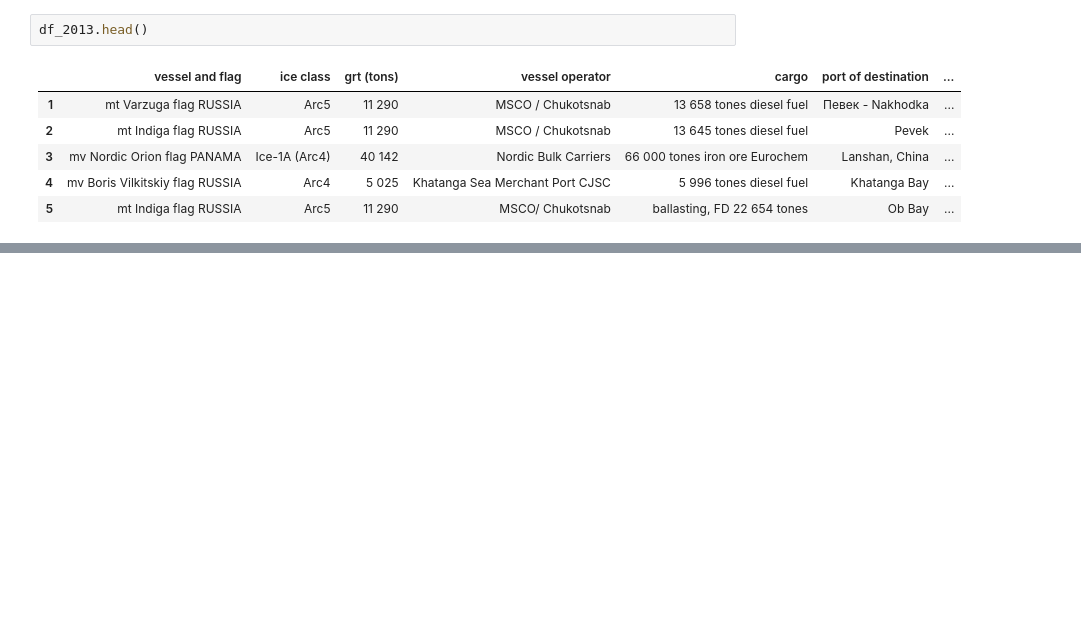
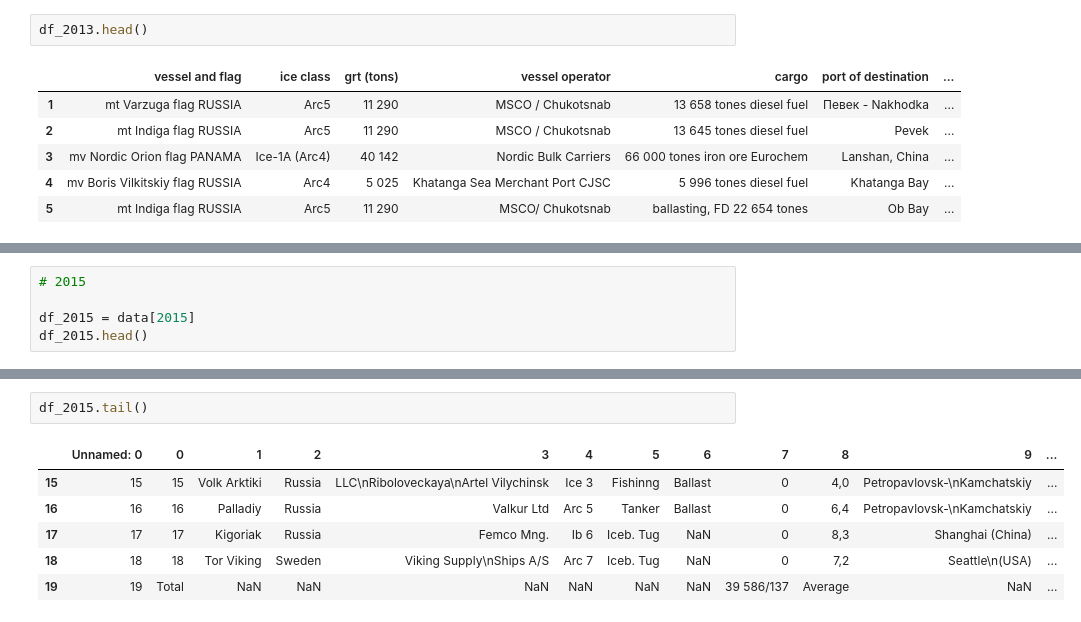
Before and after one commit to csmith454/nsr-project, a Jupyter notebook: nsr_data_wrangling.ipynb, the cells around one changed output, grey strips where cells are left out. Drawn from its saved outputs; the diff is of its cells as text; blank space fills up the shorter version.

```diff
--- a/nsr_data_wrangling.ipynb
+++ b/nsr_data_wrangling.ipynb
@@ -383,0 +492,5 @@ df_2013.head()
+# %%
+# 2015
+
+df_2015 = data[2015]
+df_2015.head()
@@ -383,0 +504,9 @@ df_2013.head()
+# %%
+df_2015.tail()
+# %% [output]
+|  | Unnamed: 0 | 0 | 1 | 2 | 3 | 4 | 5 | 6 | 7 | 8 | 9 | ... |
+| 15 | 15 | 15 | Volk Arktiki | Russia | LLC\nRiboloveckaya\nArtel Vilychinsk | Ice 3 | Fishinng | Ballast | 0 | 4,0 | Petropavlovsk-\nKamchatskiy | ... |
+| 16 | 16 | 16 | Palladiy | Russia | Valkur Ltd | Arc 5 | Tanker | Ballast | 0 | 6,4 | Petropavlovsk-\nKamchatskiy | ... |
+| 17 | 17 | 17 | Kigoriak | Russia | Femco Mng. | Ib 6 | Iceb. Tug | NaN | 0 | 8,3 | Shanghai (China) | ... |
+| 18 | 18 | 18 | Tor Viking | Sweden | Viking Supply\nShips A/S | Arc 7 | Iceb. Tug | NaN | 0 | 7,2 | Seattle\n(USA) | ... |
+| 19 | 19 | Total | NaN | NaN | NaN | NaN | NaN | NaN | 39 586/137 | Average | NaN | ... |
```
Also changed, not shown: parts of 16 cells of this notebook.
